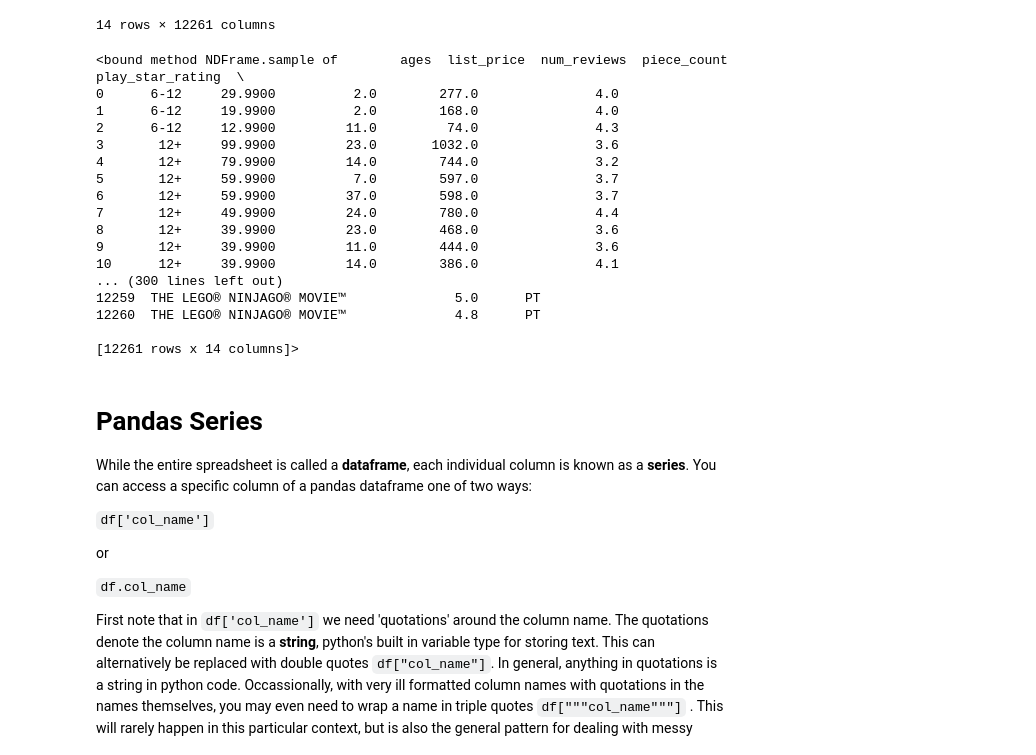
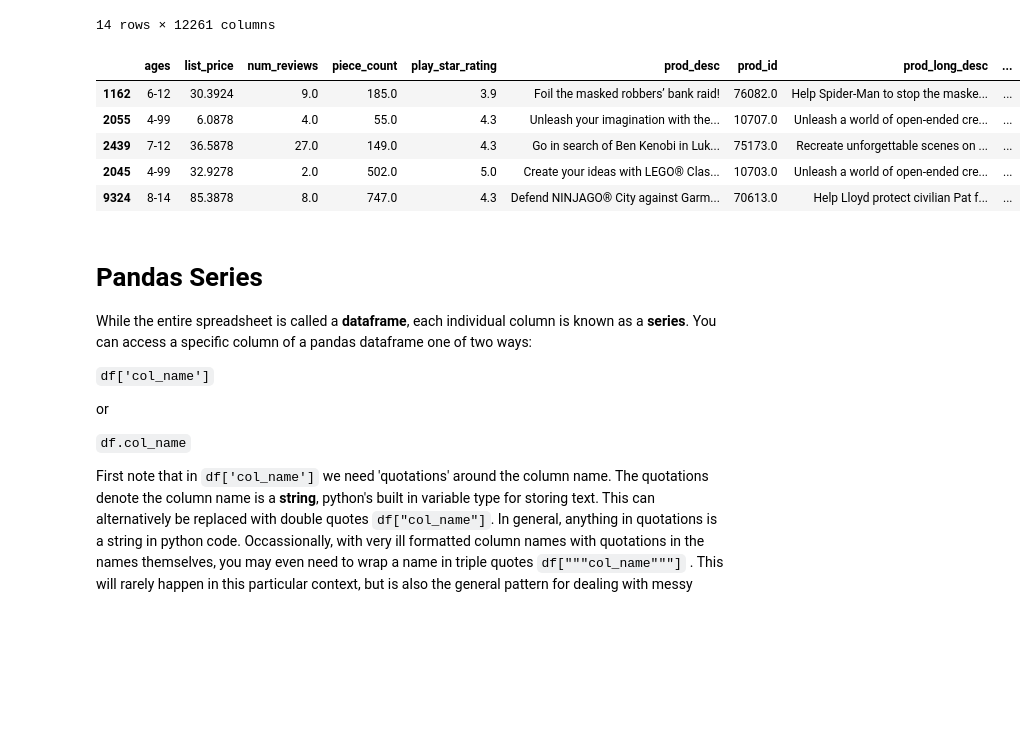
Before and after one commit to kevintheduu/dsc-1-01-08-your-first-data-science-codealong-seattle-ds-career-040119, a Jupyter notebook: index.ipynb, the cells around one changed output. Drawn from its saved outputs; the diff is of its cells as text; code cells hidden in the pictures; blank space fills up the shorter version.

```diff
--- a/index.ipynb
+++ b/index.ipynb
@@ -226,25 +226,14 @@ df.T #switches the columns and rows
 | country | US | US | US | US | US | US | US | US | US | US | ... | ... |
 14 rows × 12261 columns
 # %%
-df.sample()
+df.sample(5) #ret
 # %% [output]
-<bound method NDFrame.sample of        ages  list_price  num_reviews  piece_count  play_star_rating  \
-0      6-12     29.9900          2.0        277.0               4.0
-1      6-12     19.9900          2.0        168.0               4.0
-2      6-12     12.9900         11.0         74.0               4.3
-3       12+     99.9900         23.0       1032.0               3.6
-4       12+     79.9900         14.0        744.0               3.2
-5       12+     59.9900          7.0        597.0               3.7
-6       12+     59.9900         37.0        598.0               3.7
-7       12+     49.9900         24.0        780.0               4.4
-8       12+     39.9900         23.0        468.0               3.6
-9       12+     39.9900         11.0        444.0               3.6
-10      12+     39.9900         14.0        386.0               4.1
-... (300 lines left out)
-12259  THE LEGO® NINJAGO® MOVIE™              5.0      PT
-12260  THE LEGO® NINJAGO® MOVIE™              4.8      PT
-
-[12261 rows x 14 columns]>
+|  | ages | list_price | num_reviews | piece_count | play_star_rating | prod_desc | prod_id | prod_long_desc | ... |
+| 1162 | 6-12 | 30.3924 | 9.0 | 185.0 | 3.9 | Foil the masked robbers’ bank raid! | 76082.0 | Help Spider-Man to stop the maske... | ... |
+| 2055 | 4-99 | 6.0878 | 4.0 | 55.0 | 4.3 | Unleash your imagination with the... | 10707.0 | Unleash a world of open-ended cre... | ... |
+| 2439 | 7-12 | 36.5878 | 27.0 | 149.0 | 4.3 | Go in search of Ben Kenobi in Luk... | 75173.0 | Recreate unforgettable scenes on ... | ... |
+| 2045 | 4-99 | 32.9278 | 2.0 | 502.0 | 5.0 | Create your ideas with LEGO® Clas... | 10703.0 | Unleash a world of open-ended cre... | ... |
+| 9324 | 8-14 | 85.3878 | 8.0 | 747.0 | 4.3 | Defend NINJAGO® City against Garm... | 70613.0 | Help Lloyd protect civilian Pat f... | ... |
 # %% [markdown]
 # Pandas Series
 
```
